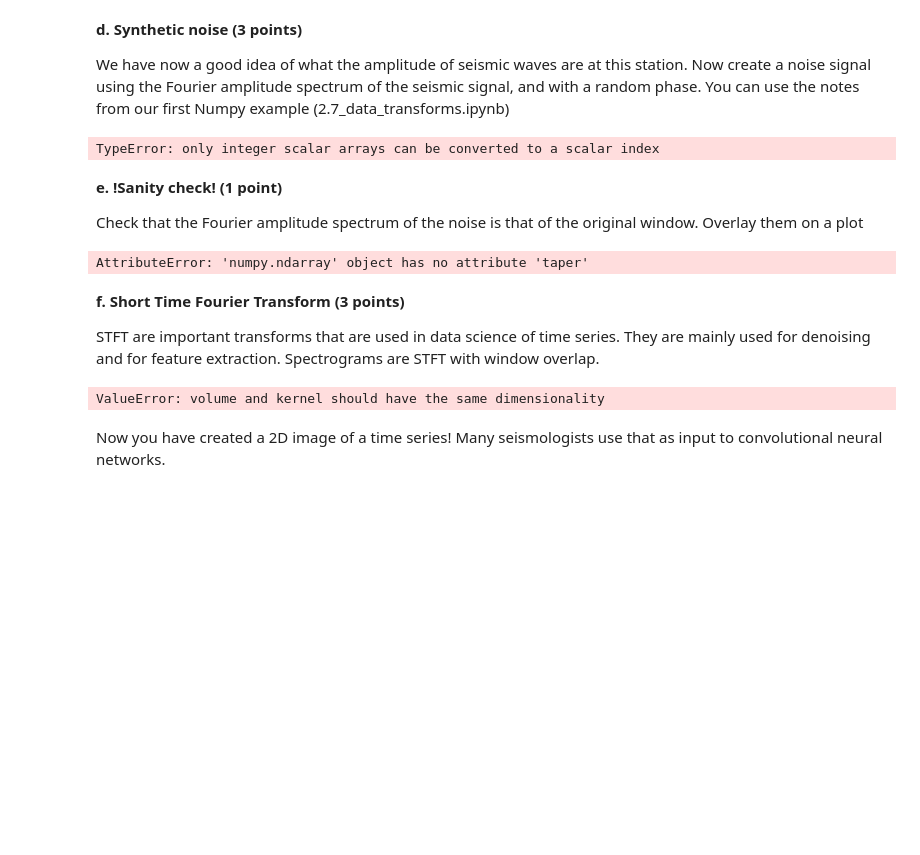
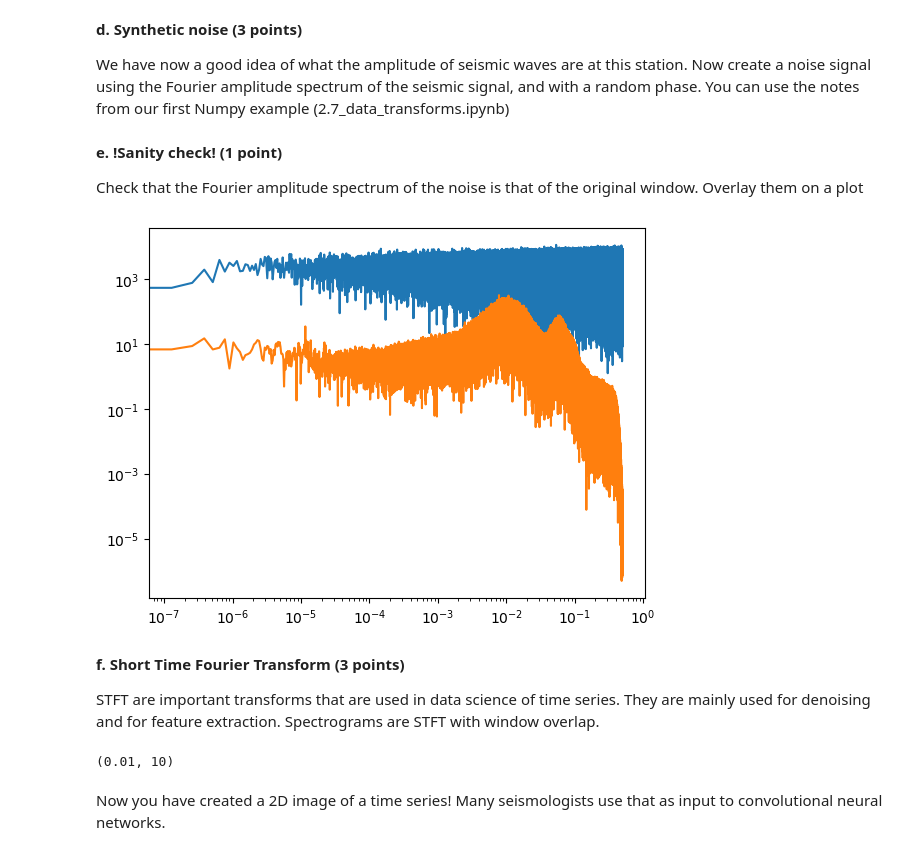
Before and after one commit to UW-ESS-DS/MLGeo2022_muting, a Jupyter notebook: homework/homework_4_muting.ipynb, the cells around one changed output. Drawn from its saved outputs; the diff is of its cells as text; code cells hidden in the pictures; blank space fills up the shorter version.

```diff
--- a/homework/homework_4_muting.ipynb
+++ b/homework/homework_4_muting.ipynb
@@ -132,6 +132,7 @@ Comment on the spectral content of the seismograms. How does the relative contri
 
 We have now a good idea of what the amplitude of seismic waves are at this station. Now create a noise signal using the Fourier amplitude spectrum of the seismic signal, and with a random phase. You can use the notes from our first Numpy example (2.7_data_transforms.ipynb)
 # %%
+'''
 # answer below
 from numpy import random
 from scipy.fftpack import ifft,ifftshift
@@ -139,15 +140,20 @@ from scipy.fftpack import ifft,ifftshift
 n = random.uniform(-1,1,len(Z))
 SNR = np.max(np.abs(Z))/np.max(np.abs(n)) #20*np.log10(np.max(np.abs(z))/np.max(np.abs(n)) #signal to noise ratio
 Z_n = Z/np.max(np.abs(Z))+n/SNR
+'''
+# answer below
+from numpy import random
+from scipy.fftpack import ifft,ifftshift
+
+#create noise vector as in 2.7 data transforms notebook
+noise = random.randn(len(Z[0]))
+# Make noise based on the spectrum of the noise data
+npts = Z[0].stats.npts-1
+## FFT the signals
+# fill up until 2^N value to speed up the FFT
+Nfft = next_fast_len(int(Z[0].data.shape[0]-1))
+freqVec = fftfreq(Nfft, d=Z[0].stats.delta)[:Nfft//2]
+Nat = fft(noise,n=Nfft)
-# %%
-
-# Plot the timeseries to check
-t = np.arange(0, 100)
-plt.plot(t, Z[t], 'b')
-plt.plot(t, Z_n[t], 'k')
-plt.show()
-# %% [output]
-TypeError: only integer scalar arrays can be converted to a scalar index
 # %% [markdown]
 **e. !Sanity check! (1 point)**
 
@@ -155,26 +161,37 @@ Check that the Fourier amplitude spectrum of the noise is that of the original w
 # %%
 #####################???????????????????????????????
 # %%
+'''
 # answer below
 Nfft = next_fast_len(int(Z[0].data.shape[0])) # this will be an even number
 
 freqVec = fftfreq(Nfft, d=Z[0].stats.delta)[:Nfft//2]
 Z_n.taper(max_percentage=0.05)
 Zhat = fft(Z_n,n=Nfft)#/np.sqrt(Z[0].stats.npts)
 
 fig,ax=plt.subplots(1,1,figsize=(11,8))
 ax.plot(freqVec,np.abs(Zhat[:Nfft//2])/Nfft)
 ax.grid(True)
 ax.set_xscale('log');ax.set_yscale('log')
 ax.set_xlabel('Frequency (Hz)');ax.set_ylabel('Amplitude (m/s)')
+'''
+# answer below
+plt.plot(freqVec,np.abs(Nat[:Nfft//2]))
+
+#N.taper(max_percentage=0.05)
+#Nhat = fft(N[0].data,n=Nfft)#/np.sqrt(Z[0].stats.npts)
+
+plt.plot(freqVec, np.abs(Zhat[:Nfft//2])/Nfft)
+plt.xscale('log');plt.yscale('log')
 # %% [output]
-AttributeError: 'numpy.ndarray' object has no attribute 'taper'
+[figure, added]
 # %% [markdown]
 **f. Short Time Fourier Transform (3 points)**
 
 STFT are important transforms that are used in data science of time series. They are mainly used for denoising and for feature extraction.
 Spectrograms are STFT with window overlap.
 # %%
+'''
 # answer below
 from scipy.signal import stft
 
@@ -198,8 +215,20 @@ plt.imshow(np.log10(np.abs(cwtm)), extent=[t.min(),t.max(),freq.min(),freq.max()
 # plt.yscale('log')
 # plt.set_x
 plt.show()
+'''
+# answer below
+from scipy.signal import stft
+
+nperseg=1000
+z=np.asarray(Z[0].data)
+f, t, Zxx = stft(z, fs=100, nperseg=nperseg,noverlap=200)
+plt.pcolormesh(t/3600, f, np.log10(np.abs(Zxx)), vmin=-1, vmax=3.5, shading='gouraud')
+plt.title('STFT Magnitude')
+plt.ylabel('Frequency [Hz]')
+plt.yscale('log')
+plt.ylim(10e-3,10)
 # %% [output]
-ValueError: volume and kernel should have the same dimensionality
+(0.01, 10)
 # %% [markdown]
 Now you have created a 2D image of a time series! Many seismologists use that as input to convolutional neural networks.
 # %% [markdown]
```
Also changed, not shown: parts of 5 cells of this notebook, 1 other file.
